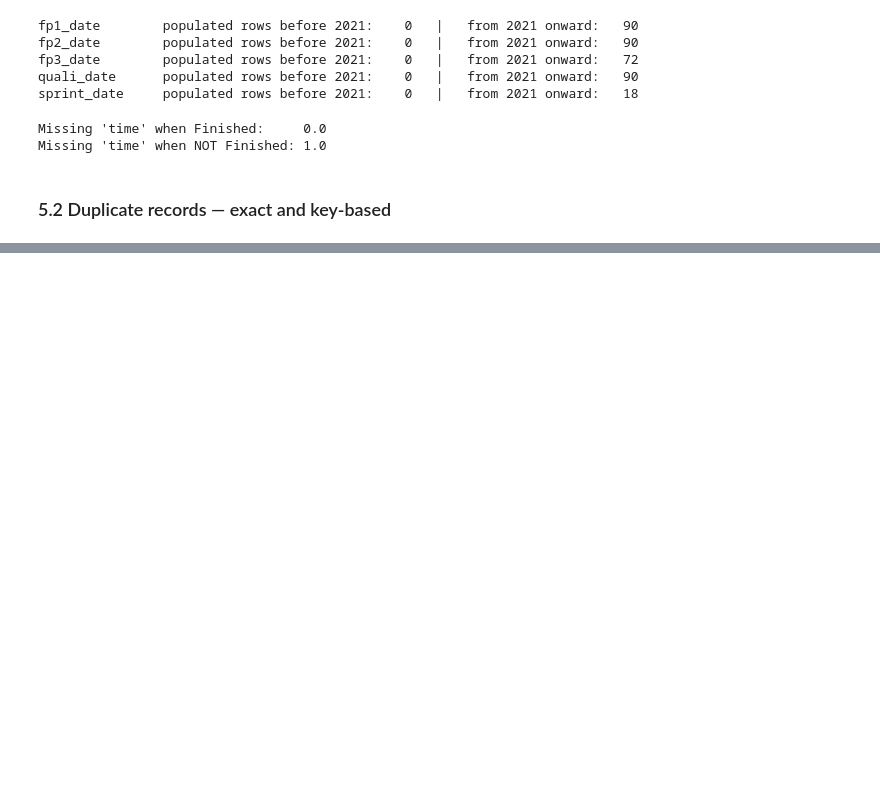
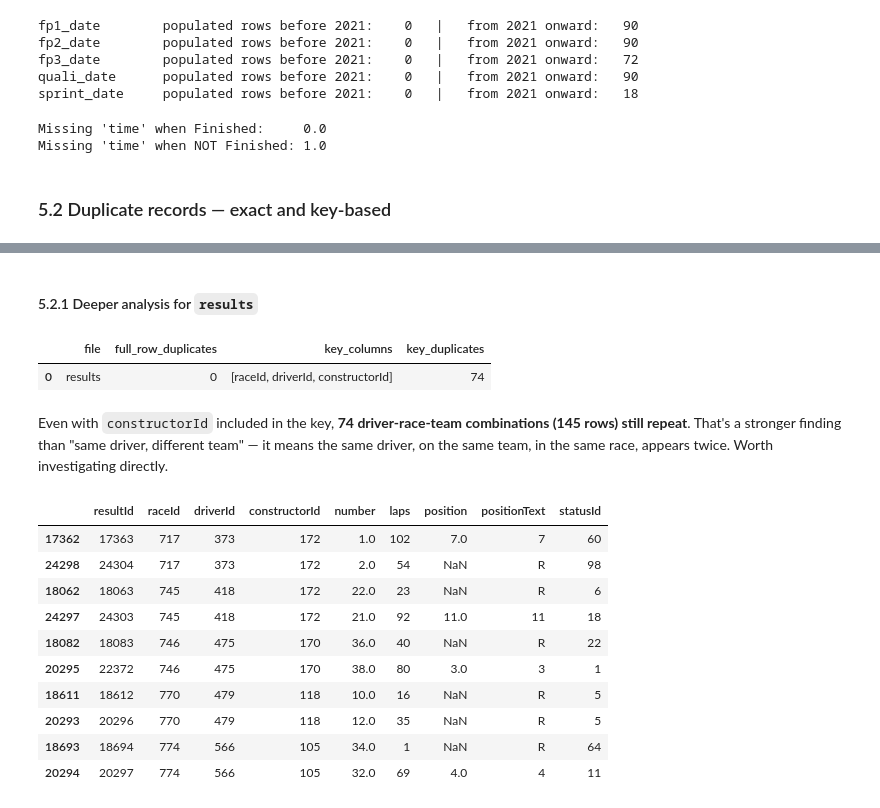
Before and after one commit to Phuwasinn/Internship, a Jupyter notebook: Day_8/data_exploration.ipynb, the cells around one changed output, grey strips where cells are left out. Drawn from its saved outputs; the diff is of its cells as text; code cells hidden in the pictures; blank space fills up the shorter version.

```diff
--- a/Day_8/data_exploration.ipynb
+++ b/Day_8/data_exploration.ipynb
@@ -218,0 +293,32 @@ pd.DataFrame(dup_results)
+# %% [markdown]
+#### 5.2.1 Deeper analysis for `results`
+# %%
+check_result = [
+    ("results", ["raceId", "driverId", "constructorId"]),
+]
+
+dup_results = [duplicate_report(dfs[name], name, keys) for name, keys in check_result]
+dup_df = pd.DataFrame(dup_results)
+dup_df
+# %% [output]
+|  | file | full_row_duplicates | key_columns | key_duplicates |
+| 0 | results | 0 | [raceId, driverId, constructorId] | 74 |
+# %% [markdown]
+Even with `constructorId` included in the key, **74 driver-race-team combinations (145 rows) still repeat**. That's a stronger finding than "same driver, different team" — it means the same driver, on the same team, in the same race, appears twice. Worth investigating directly.
+# %%
+dupe_keys = results[results.duplicated(subset=["raceId", "driverId", "constructorId"], keep=False)]
+dupe_keys[["resultId", "raceId", "driverId", "constructorId", "number", "laps", "position", "positionText", "statusId"]].sort_values(
+    ["raceId", "driverId"]
+).head(10)
+# %% [output]
+|  | resultId | raceId | driverId | constructorId | number | laps | position | positionText | statusId |
+| 17362 | 17363 | 717 | 373 | 172 | 1.0 | 102 | 7.0 | 7 | 60 |
+| 24298 | 24304 | 717 | 373 | 172 | 2.0 | 54 | NaN | R | 98 |
+| 18062 | 18063 | 745 | 418 | 172 | 22.0 | 23 | NaN | R | 6 |
+| 24297 | 24303 | 745 | 418 | 172 | 21.0 | 92 | 11.0 | 11 | 18 |
+| 18082 | 18083 | 746 | 475 | 170 | 36.0 | 40 | NaN | R | 22 |
+| 20295 | 22372 | 746 | 475 | 170 | 38.0 | 80 | 3.0 | 3 | 1 |
+| 18611 | 18612 | 770 | 479 | 118 | 10.0 | 16 | NaN | R | 5 |
+| 20293 | 20296 | 770 | 479 | 118 | 12.0 | 35 | NaN | R | 5 |
+| 18693 | 18694 | 774 | 566 | 105 | 34.0 | 1 | NaN | R | 64 |
+| 20294 | 20297 | 774 | 566 | 105 | 32.0 | 69 | 4.0 | 4 | 11 |
```
Also changed, not shown: parts of 21 cells of this notebook, 2 other files.
